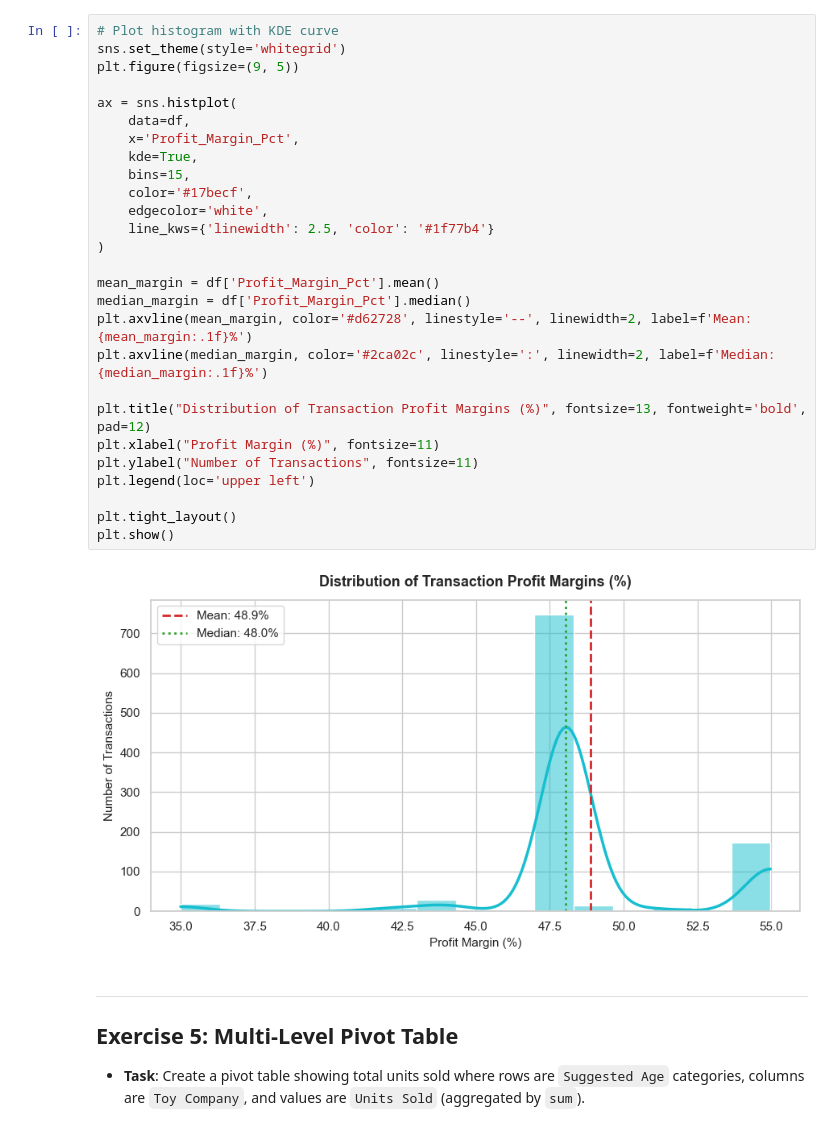
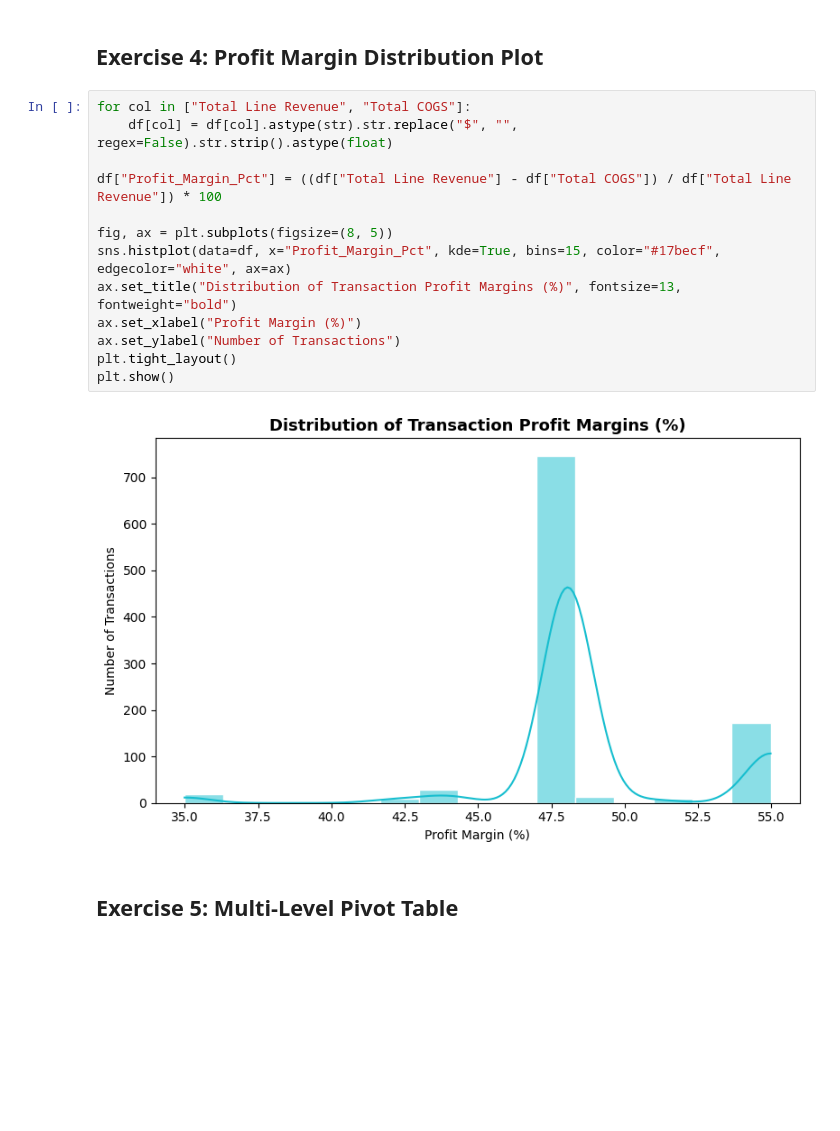
Before and after one commit to Abiads/20260824-bangalore-python, a Jupyter notebook: Day_11/assignment/day_11_practice_exercises.ipynb, the cells around one changed output. Cells and saved outputs as stored; diff of their text form; blank space fills up the shorter version.

```diff
--- a/Day_11/assignment/day_11_practice_exercises.ipynb
+++ b/Day_11/assignment/day_11_practice_exercises.ipynb
@@ -234,36 +65,22 @@ Name: Profit_Margin_Pct, dtype: float64
-# %%
-# Plot histogram with KDE curve
-sns.set_theme(style='whitegrid')
-plt.figure(figsize=(9, 5))
-
-ax = sns.histplot(
-    data=df,
-    x='Profit_Margin_Pct',
-    kde=True,
-    bins=15,
-    color='#17becf',
-    edgecolor='white',
-    line_kws={'linewidth': 2.5, 'color': '#1f77b4'}
-)
-
-mean_margin = df['Profit_Margin_Pct'].mean()
-median_margin = df['Profit_Margin_Pct'].median()
-plt.axvline(mean_margin, color='#d62728', linestyle='--', linewidth=2, label=f'Mean: {mean_margin:.1f}%')
-plt.axvline(median_margin, color='#2ca02c', linestyle=':', linewidth=2, label=f'Median: {median_margin:.1f}%')
-
-plt.title("Distribution of Transaction Profit Margins (%)", fontsize=13, fontweight='bold', pad=12)
-plt.xlabel("Profit Margin (%)", fontsize=11)
-plt.ylabel("Number of Transactions", fontsize=11)
-plt.legend(loc='upper left')
-
-plt.tight_layout()
-plt.show()
-# %% [output]
-[figure, removed]
-# %% [markdown]
----
-## Exercise 5: Multi-Level Pivot Table
-* **Task**: Create a pivot table showing total units sold where rows are `Suggested Age` categories, columns are `Toy Company`, and values are `Units Sold` (aggregated by `sum`).
+# %% [markdown]
+## Exercise 4: Profit Margin Distribution Plot
+# %%
+for col in ["Total Line Revenue", "Total COGS"]:
+    df[col] = df[col].astype(str).str.replace("$", "", regex=False).str.strip().astype(float)
+
+df["Profit_Margin_Pct"] = ((df["Total Line Revenue"] - df["Total COGS"]) / df["Total Line Revenue"]) * 100
+
+fig, ax = plt.subplots(figsize=(8, 5))
+sns.histplot(data=df, x="Profit_Margin_Pct", kde=True, bins=15, color="#17becf", edgecolor="white", ax=ax)
+ax.set_title("Distribution of Transaction Profit Margins (%)", fontsize=13, fontweight="bold")
+ax.set_xlabel("Profit Margin (%)")
+ax.set_ylabel("Number of Transactions")
+plt.tight_layout()
+plt.show()
+# %% [output]
+[figure, added]
+# %% [markdown]
+## Exercise 5: Multi-Level Pivot Table
 # %%
 age_pivot = pd.pivot_table(
     data=df,
```
Also changed, not shown: parts of 21 cells of this notebook, 13 other files.
